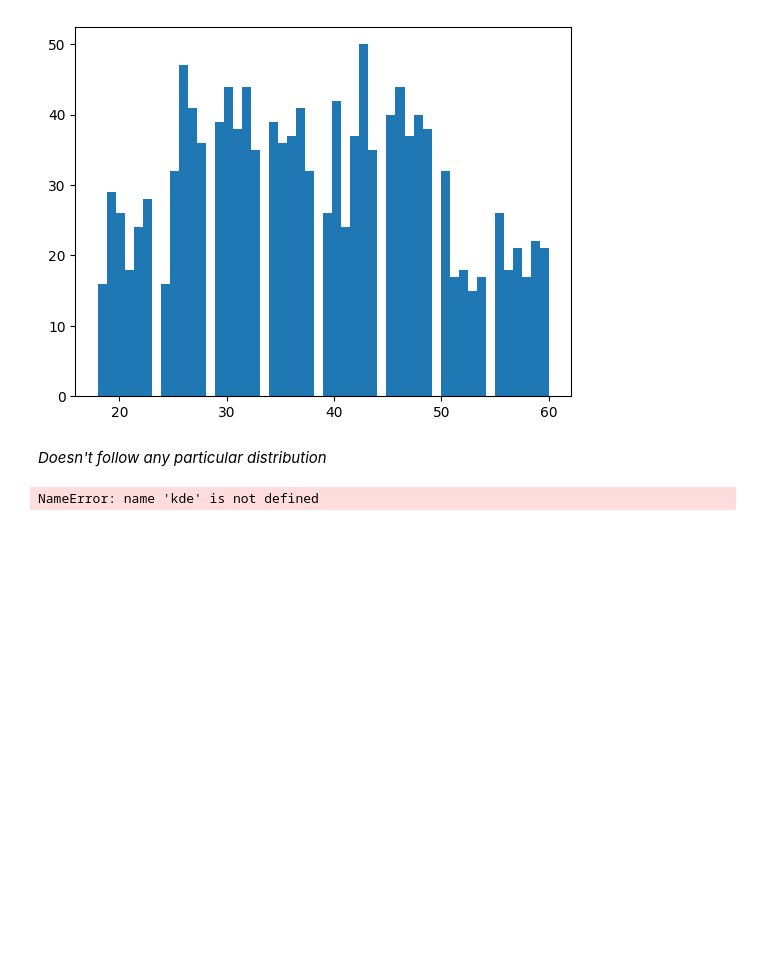
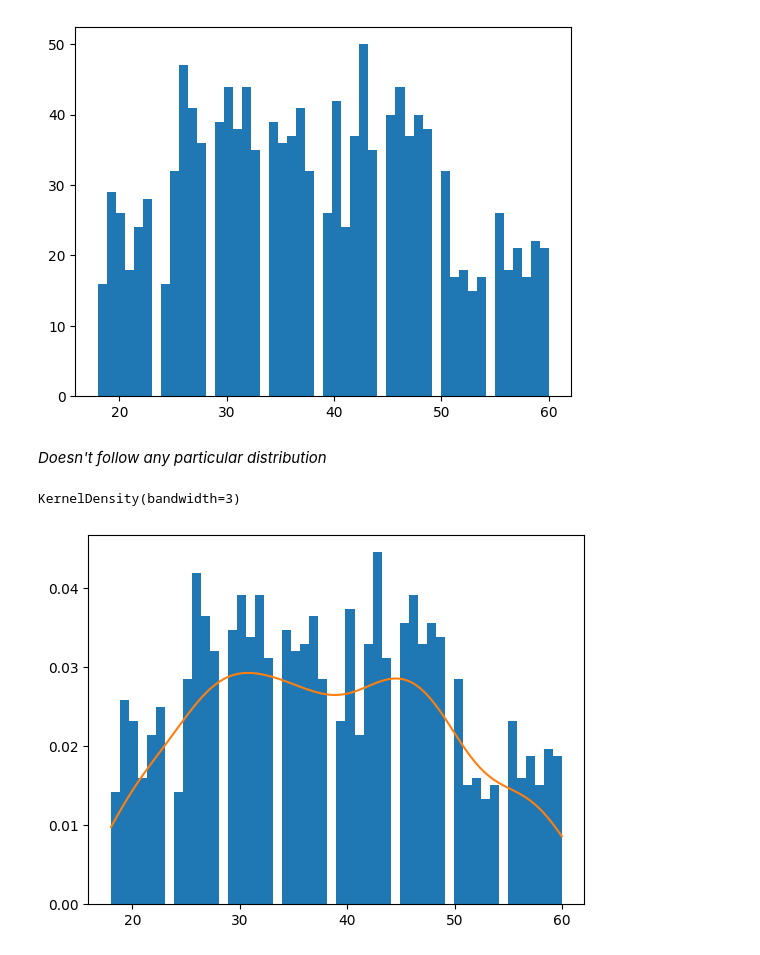
Before and after one commit to NityaVerma19/DSMP, a Jupyter notebook: Descriptive stats 2/task_40.ipynb, the cells around one changed output. Saved outputs shown, nothing was run; the diff lists cells and outputs as text; code cells hidden in the pictures; blank space fills up the shorter version.

```diff
--- a/Descriptive stats 2/task_40.ipynb
+++ b/Descriptive stats 2/task_40.ipynb
@@ -44,8 +44,19 @@ plt.hist(df['age'], bins = 50)
 *Doesn't follow any particular  distribution*
 # %%
 values =  df['age'].dropna().to_numpy().reshape(-1, 1)
-model = KernelDensity(bandwidth=3, kernel='gaussian').fit(values)
-age_range = np.linspace(df['age'].min(), df['age'].max(), 1000)
-pdf = np.exp(kde.score_samples(age_range.reshape(-1, 1)))
+model = KernelDensity(bandwidth=3, kernel='gaussian')
+model.fit(values)
 # %% [output]
-NameError: name 'kde' is not defined
+KernelDensity(bandwidth=3)
+# %%
+new_val = np.linspace(values.min(), values.max(), 100)
+new_val = new_val.reshape(len(new_val), 1)
+# %%
+prob = model.score_samples(new_val)
+prob = np.exp(prob)
+# %%
+plt.hist(values, bins = 50, density = True)
+plt.plot(new_val[:], prob)
+plt.show()
+# %% [output]
+[figure, added]
```
